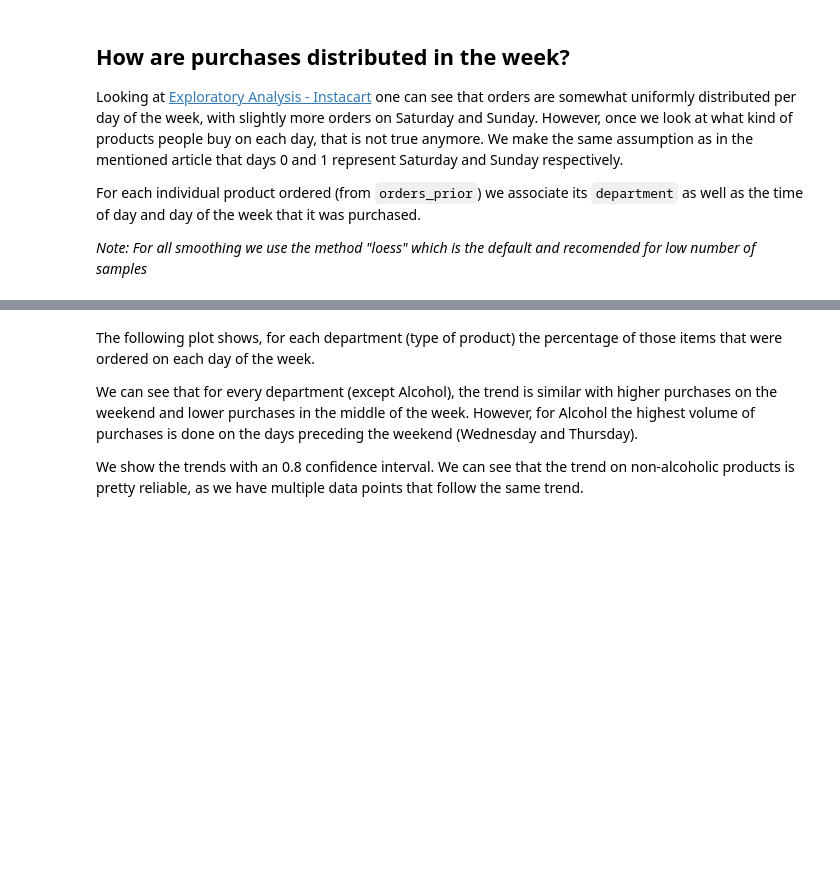
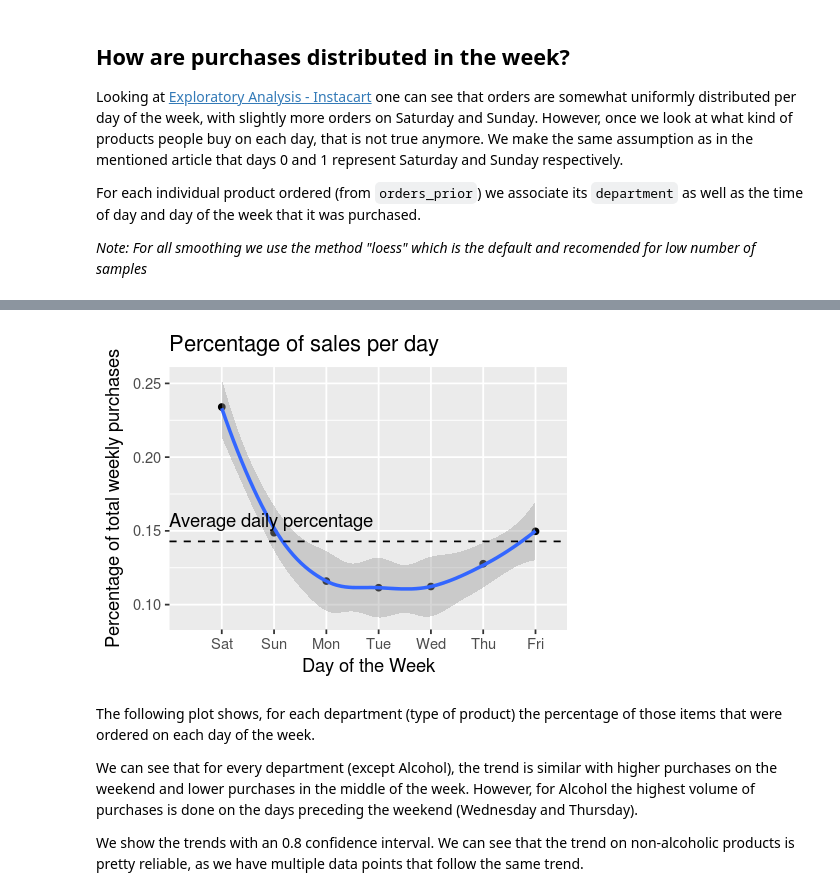
Before and after one commit to fabikw/DataAnalysis, a Jupyter notebook: Data Analysis Instacart.ipynb, the cells around one changed output, grey strips where cells are left out. Drawn from its saved outputs; the diff is of its cells as text; code cells hidden in the pictures; blank space fills up the shorter version.

Commit message:
Added plot of daily trends.

```diff
--- a/Data Analysis Instacart.ipynb
+++ b/Data Analysis Instacart.ipynb
@@ -46,3 +62,20 @@ orders_by_dow <- orders_prior_with_departments %>%
+# %%
+options(repr.plot.width=4, repr.plot.height=3)
+orders_by_dow_total <- orders_by_dow %>%
+                        group_by(order_dow) %>%
+                        summarize(qty = sum(qty))
+avg = mean(orders_by_dow_total$qty/total)
+total = sum(orders_by_dow_total$qty)
+ggplot(orders_by_dow_total, aes(y = qty/total)) +
+geom_point(aes(x = order_dow %>% factor(levels = c(0,1,2,3,4,5,6),
+                                    labels = c("Sat", "Sun", "Mon", "Tue", "Wed", "Thu", "Fri"), ordered=TRUE))) +
+geom_smooth(method = "loess", aes(x = order_dow+1), level = 0.9) +
+labs(x = "Day of the Week", y = "Percentage of total weekly purchases") +
+ggtitle("Percentage of sales per day") +
+geom_hline(yintercept = avg,linetype="dashed")+
+annotate("text", 0, avg, hjust = 0, vjust = -1, label = "Average daily percentage",)
+# %% [output]
+[figure, added]
 # %% [markdown]
 The following plot shows, for each department (type of product) the percentage of those items that were ordered on each day of the week.
 
```
Also changed, not shown: parts of 2 cells of this notebook.
